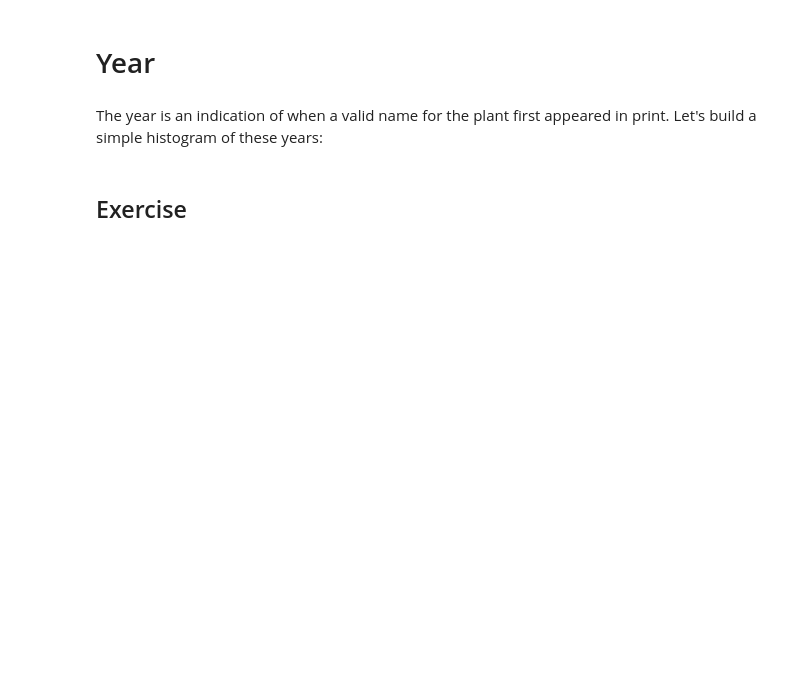
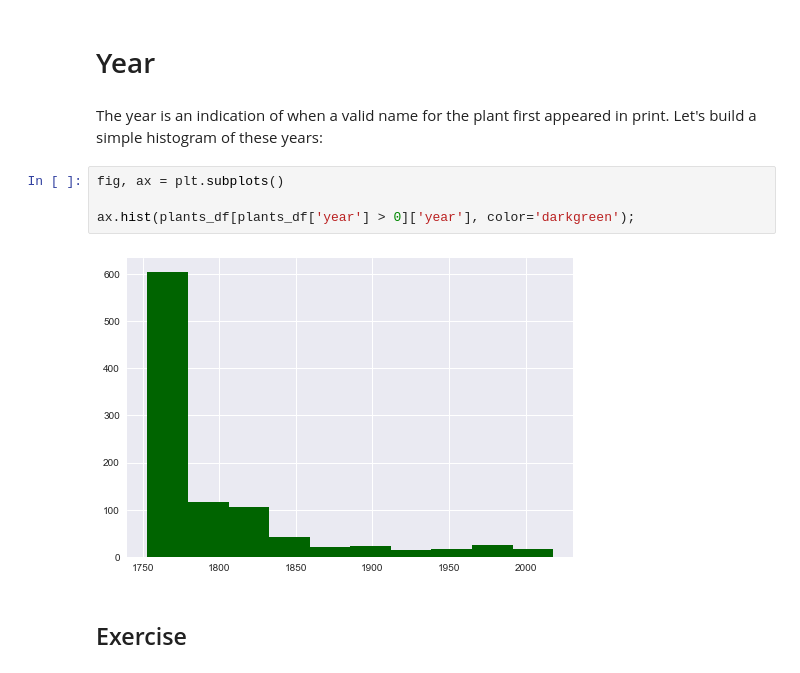
Before and after one commit to yaterjo/DS-NTL-010824, a Jupyter notebook: Phase_1/Phase1_Topic3_Data_Analysis_in_Base_Python/3_DataAnalysisWithJSONs/Data_Analysis_with_JSON.ipynb, the cells around one changed output. Saved outputs shown, nothing was run; the diff lists cells and outputs as text; blank space fills up the shorter version.

```diff
--- a/Phase_1/Phase1_Topic3_Data_Analysis_in_Base_Python/3_DataAnalysisWithJSONs/Data_Analysis_with_JSON.ipynb
+++ b/Phase_1/Phase1_Topic3_Data_Analysis_in_Base_Python/3_DataAnalysisWithJSONs/Data_Analysis_with_JSON.ipynb
@@ -338,6 +521,12 @@ sorted_.loc[3, 'image_url']
 # Year
 # %% [markdown]
 The year is an indication of when a valid name for the plant first appeared in print. Let's build a simple histogram of these years:
+# %%
+fig, ax = plt.subplots()
+
+ax.hist(plants_df[plants_df['year'] > 0]['year'], color='darkgreen');
+# %% [output]
+[figure, added]
 # %% [markdown]
 ## Exercise
 # %% [markdown]
```
Also changed, not shown: parts of 31 cells of this notebook, 2 other files.
